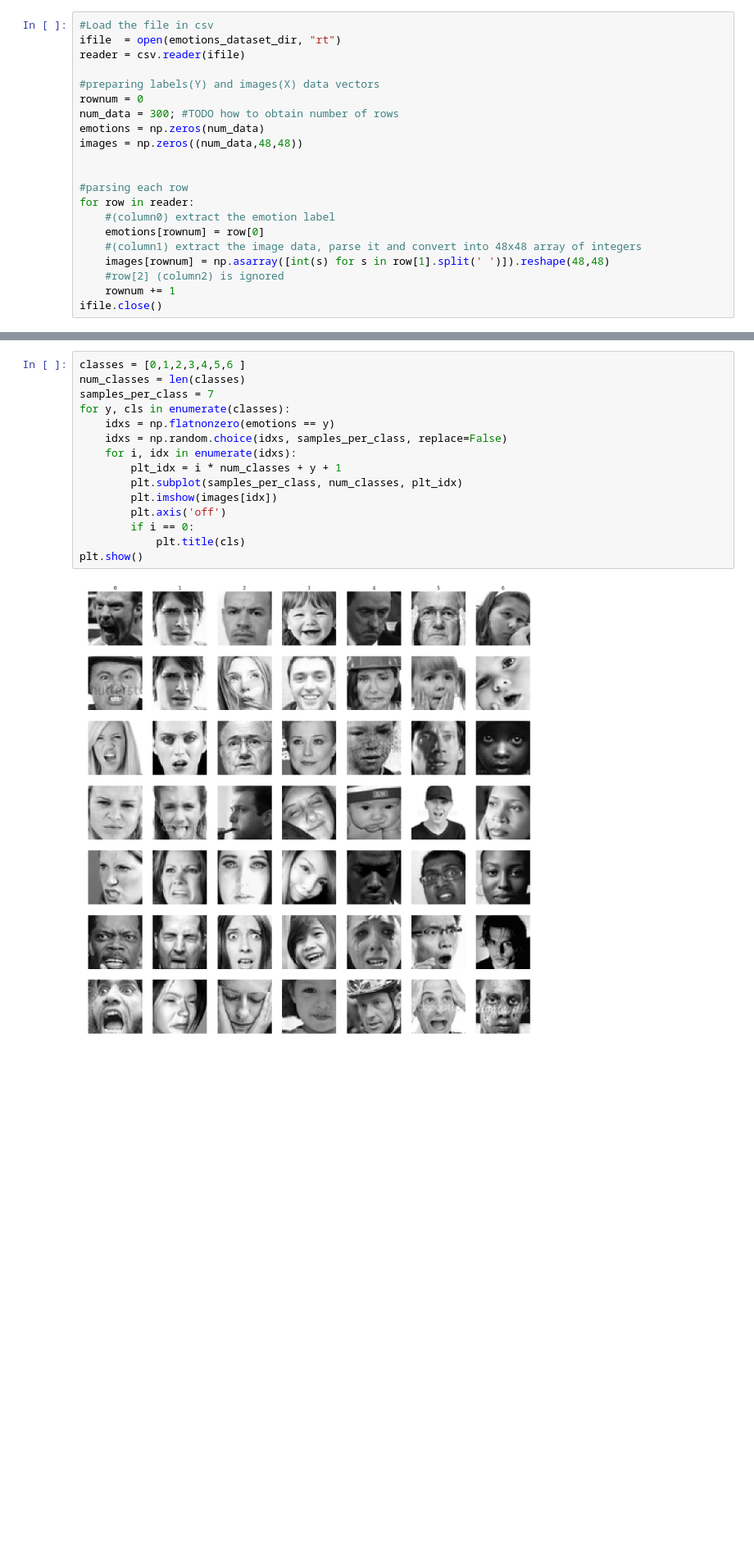
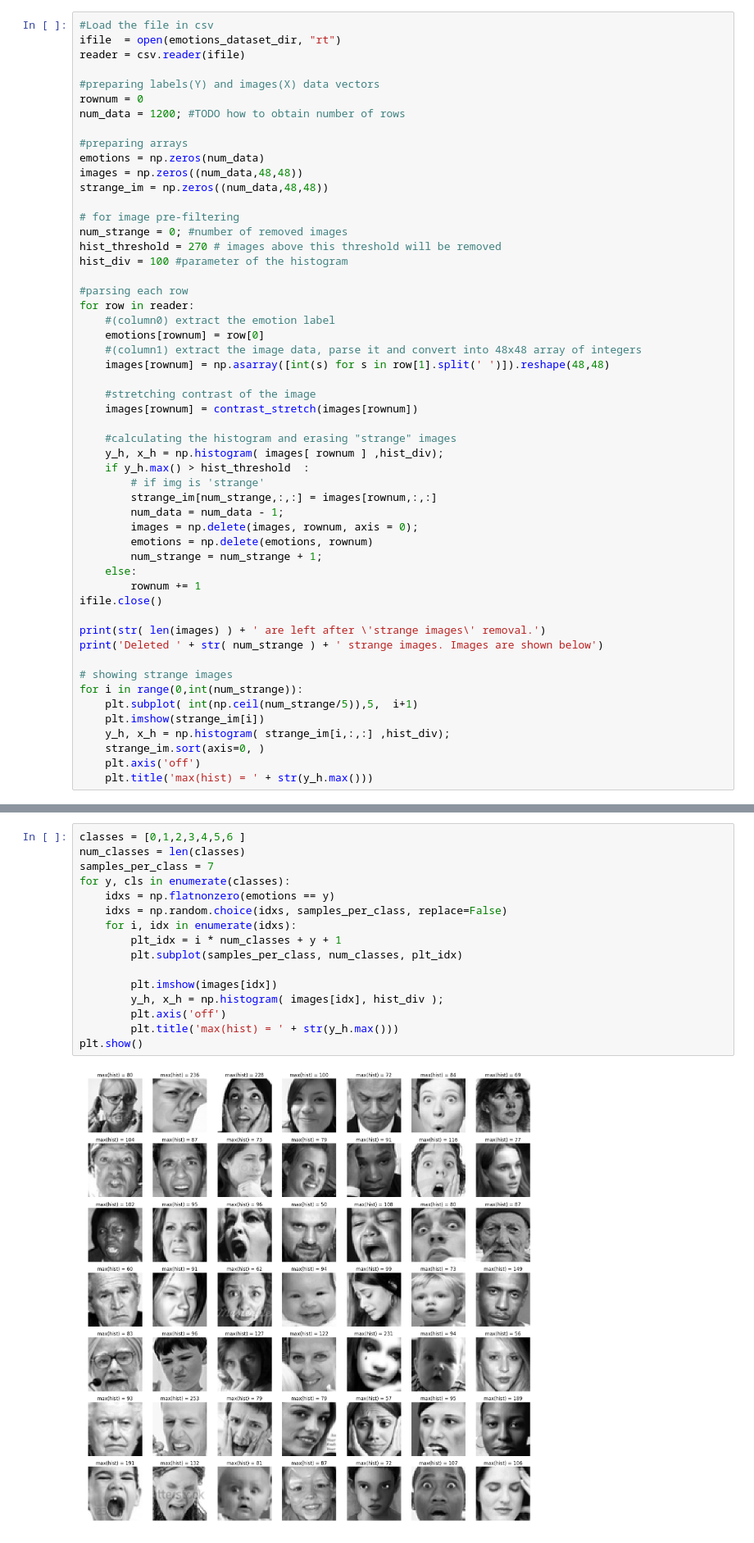
Before and after one commit to patryk-oleniuk/emotion_recognition, a Jupyter notebook: main_emotion_recognition.ipynb, the cells around one changed output, grey strips where cells are left out. Shown at 82% size. Saved outputs shown, nothing was run; the diff lists cells and outputs as text; blank space fills up the shorter version.

Commit message:
Added Data Filtering

```diff
--- a/main_emotion_recognition.ipynb
+++ b/main_emotion_recognition.ipynb
@@ -34,10 +48,17 @@ reader = csv.reader(ifile)
 
 #preparing labels(Y) and images(X) data vectors
 rownum = 0
-num_data = 300; #TODO how to obtain number of rows
+num_data = 1200; #TODO how to obtain number of rows
+
+#preparing arrays
 emotions = np.zeros(num_data)
 images = np.zeros((num_data,48,48))
+strange_im = np.zeros((num_data,48,48))
 
+# for image pre-filtering
+num_strange = 0; #number of removed images
+hist_threshold = 270 # images above this threshold will be removed
+hist_div = 100 #parameter of the histogram
 
 #parsing each row
 for row in reader:
@@ -45,6 +66,31 @@ for row in reader:
     emotions[rownum] = row[0]
     #(column1) extract the image data, parse it and convert into 48x48 array of integers
     images[rownum] = np.asarray([int(s) for s in row[1].split(' ')]).reshape(48,48)
-    #row[2] (column2) is ignored
-    rownum += 1
+
+    #stretching contrast of the image
+    images[rownum] = contrast_stretch(images[rownum])
+
+    #calculating the histogram and erasing "strange" images
+    y_h, x_h = np.histogram( images[ rownum ] ,hist_div);
+    if y_h.max() > hist_threshold  :
+        # if img is 'strange'
+        strange_im[num_strange,:,:] = images[rownum,:,:]
+        num_data = num_data - 1;
+        images = np.delete(images, rownum, axis = 0);
+        emotions = np.delete(emotions, rownum)
+        num_strange = num_strange + 1;
+    else:
+        rownum += 1
 ifile.close()
+
+print(str( len(images) ) + ' are left after \'strange images\' removal.')
+print('Deleted ' + str( num_strange ) + ' strange images. Images are shown below')
+
+# showing strange images
+for i in range(0,int(num_strange)):
+    plt.subplot( int(np.ceil(num_strange/5)),5,  i+1)
+    plt.imshow(strange_im[i])
+    y_h, x_h = np.histogram( strange_im[i,:,:] ,hist_div);
+    strange_im.sort(axis=0, )
+    plt.axis('off')
+    plt.title('max(hist) = ' + str(y_h.max()))
@@ -54,17 +104,18 @@ Plot some random pictures from each class.
 # %%
 classes = [0,1,2,3,4,5,6 ]
 num_classes = len(classes)
 samples_per_class = 7
 for y, cls in enumerate(classes):
     idxs = np.flatnonzero(emotions == y)
     idxs = np.random.choice(idxs, samples_per_class, replace=False)
     for i, idx in enumerate(idxs):
         plt_idx = i * num_classes + y + 1
         plt.subplot(samples_per_class, num_classes, plt_idx)
+
         plt.imshow(images[idx])
+        y_h, x_h = np.histogram( images[idx], hist_div );
         plt.axis('off')
-        if i == 0:
-            plt.title(cls)
+        plt.title('max(hist) = ' + str(y_h.max()))
 plt.show()
 # %% [output]
-[figure, old version]
+[figure, new version]
```
Also changed, not shown: parts of 4 cells of this notebook, 3 other files.
